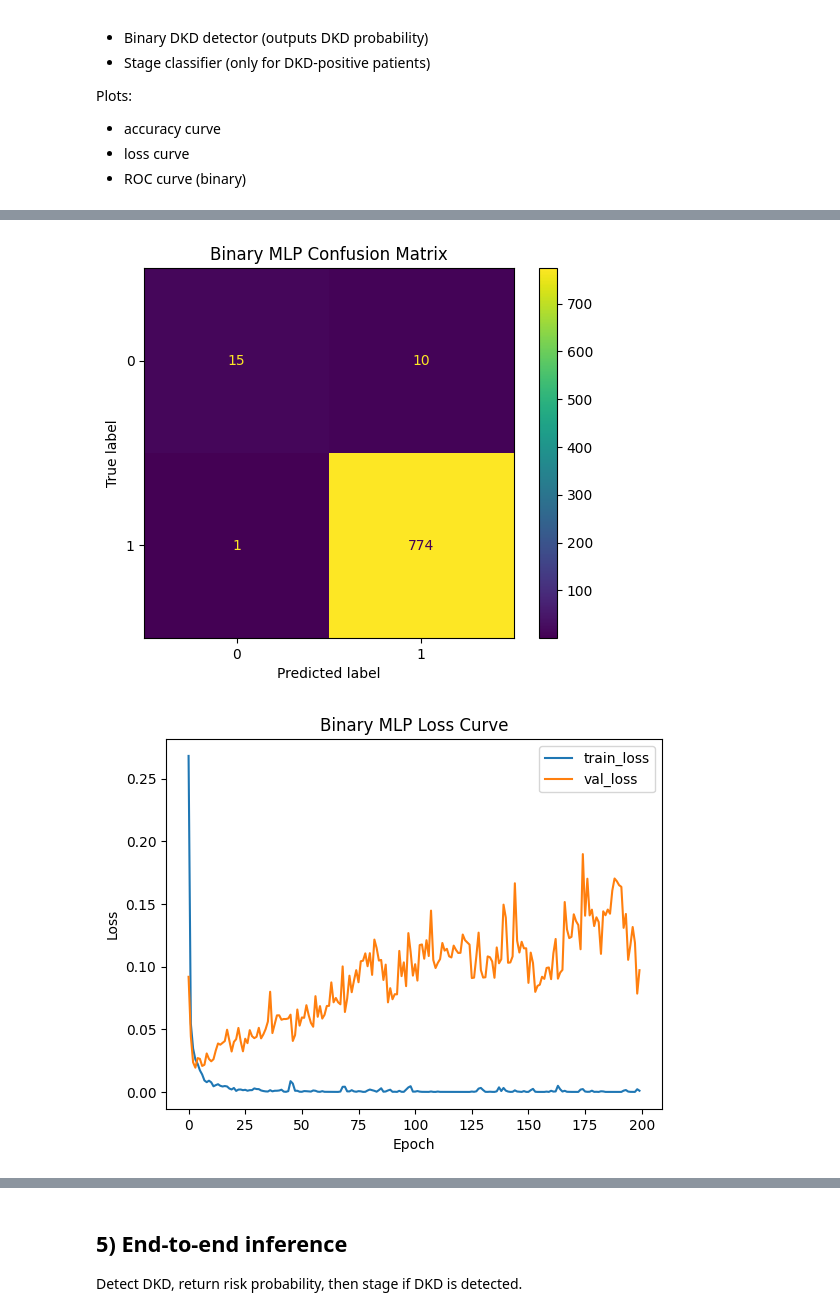
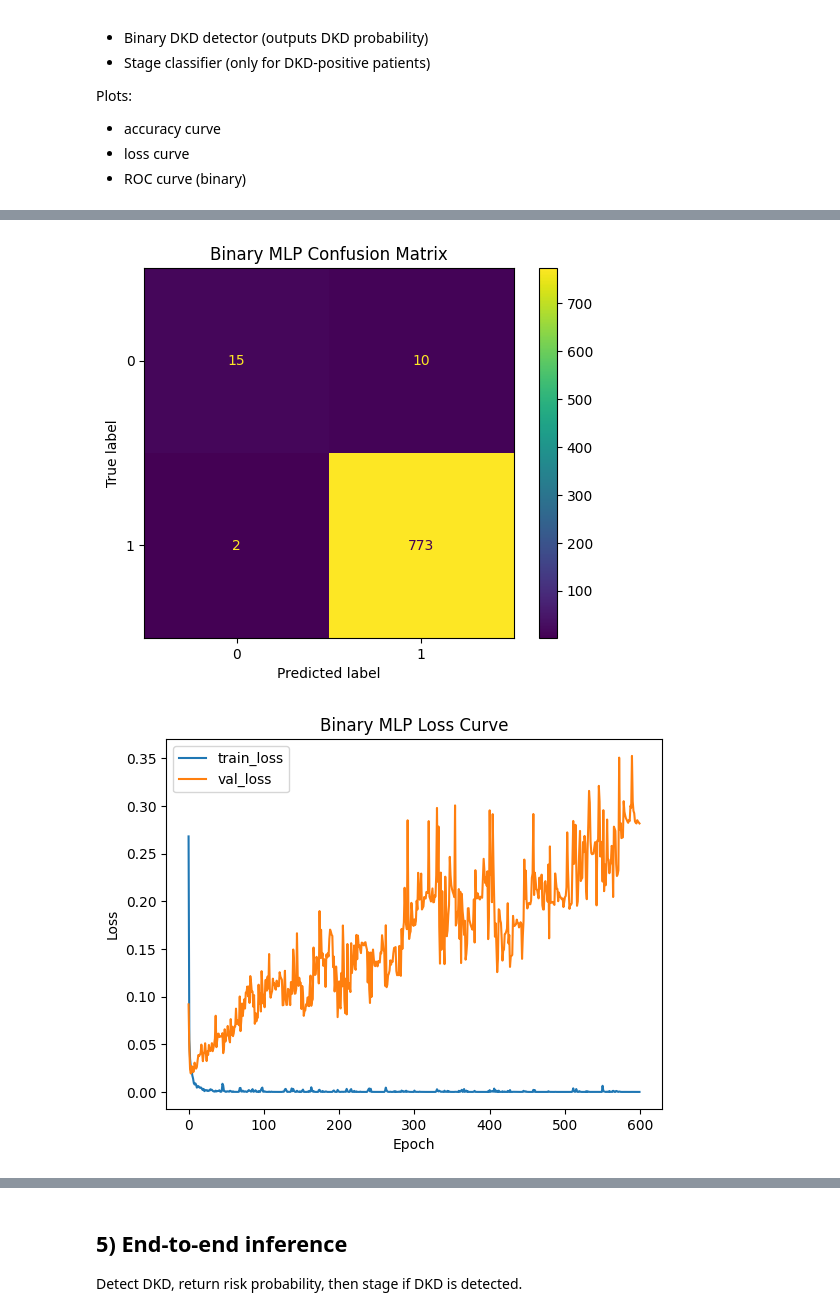
Before and after one commit to mainurrahat/DKD_Research, a Jupyter notebook: DKD_workflow_rewritten.ipynb, the cells around one changed output, grey strips where cells are left out. Cells and saved outputs as stored; diff of their text form; code cells hidden in the pictures.

Commit message:
600 epoch

```diff
--- a/DKD_workflow_rewritten.ipynb
+++ b/DKD_workflow_rewritten.ipynb
@@ -341,7 +337,7 @@ def train_torch_classifier(
     X_train_np, y_train_np,
     X_val_np, y_val_np,
     num_classes: int,
-    epochs: int = 200,
+    epochs: int = 600,
     batch_size: int = 64,
     lr: float = 1e-3
 ):
@@ -401,7 +397,7 @@ mlp_bin, hist_bin = train_torch_classifier(
     Xb_train_bal, yb_train_bal,
     Xb_test_proc, yb_test.to_numpy(),
     num_classes=2,
-    epochs=200,
+    epochs=600,
     batch_size=64,
     lr=1e-3
 )
@@ -459,7 +455,7 @@ mlp_stage, hist_stage = train_torch_classifier(
     Xs_train_bal, ys_train_bal,
     Xs_test_proc, y_test_stage_idx,
     num_classes=num_stage_classes,
-    epochs=200,
+    epochs=600,
     batch_size=64,
     lr=1e-3
 )
@@ -520,2 +516,2 @@ weighted avg       0.99      0.99      0.98       800
 [figure]
-[figure, old version]
+[figure, new version]
```
Also changed, not shown: parts of 4 cells of this notebook.
